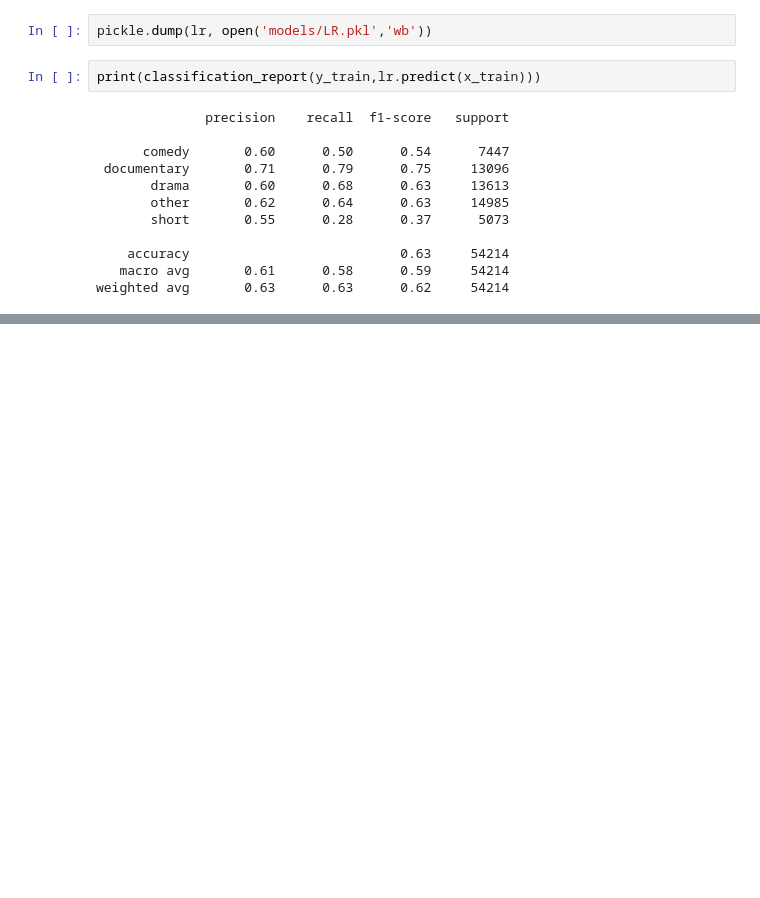
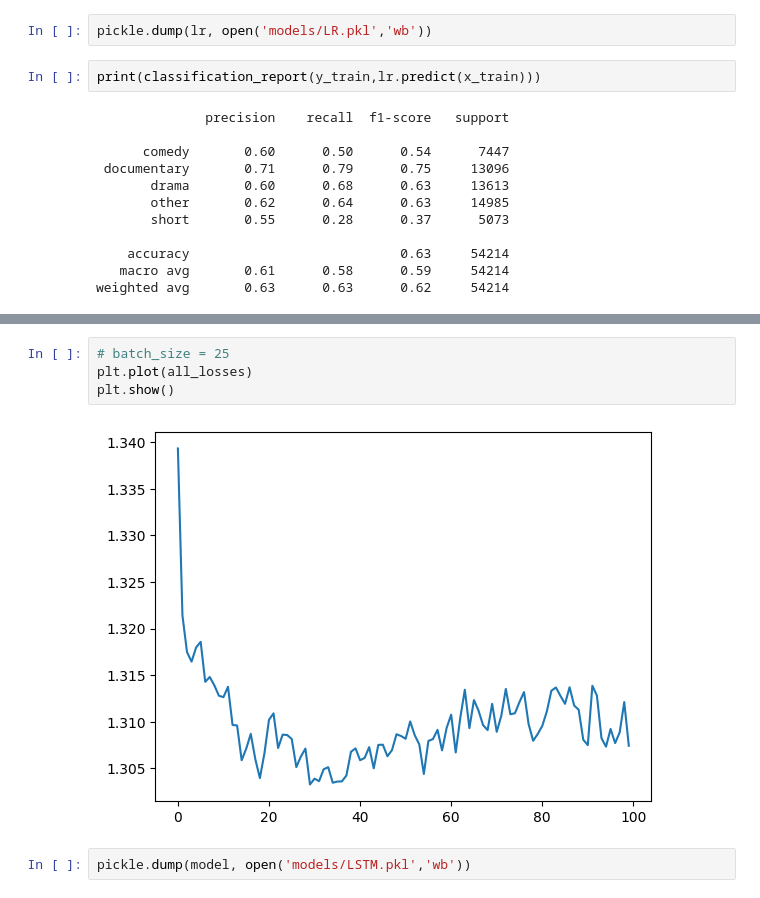
Before and after one commit to SohamD34/Skybug-Movie-Genre-Classification, a Jupyter notebook: training.ipynb, the cells around one changed output, grey strips where cells are left out. Cells and saved outputs as stored; diff of their text form; blank space fills up the shorter version.

Commit message:
Added LSTM model

```diff
--- a/training.ipynb
+++ b/training.ipynb
@@ -142,0 +267,8 @@ weighted avg       0.63      0.63      0.62     54214
+# %%
+# batch_size = 25
+plt.plot(all_losses)
+plt.show()
+# %% [output]
+[figure, added]
+# %%
+pickle.dump(model, open('models/LSTM.pkl','wb'))
```
Also changed, not shown: parts of 9 cells of this notebook.
